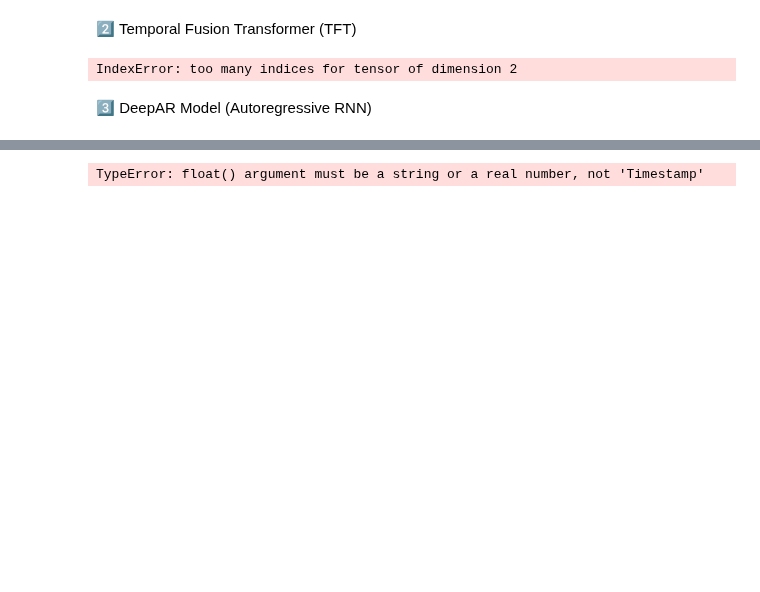
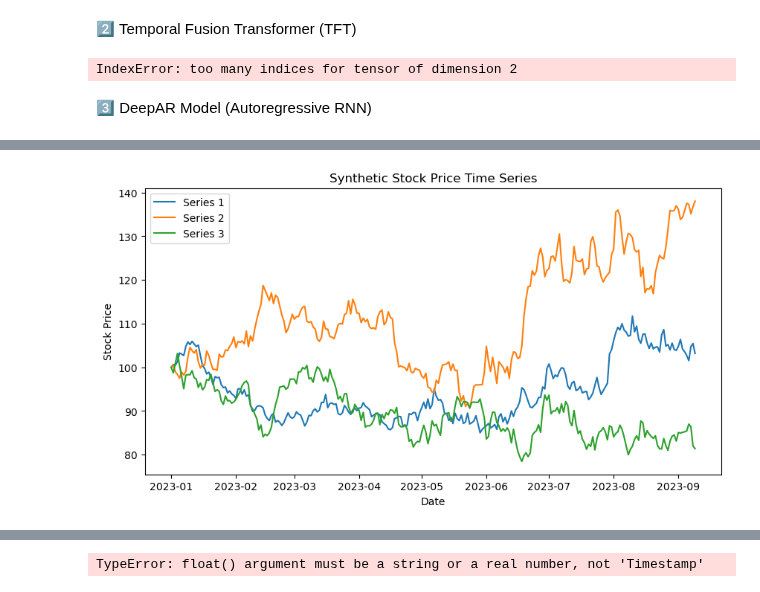
Before and after one commit to j85liu/bloomberg-time-series, a Jupyter notebook: test.ipynb, the cells around one changed output, grey strips where cells are left out. Cells and saved outputs as stored; diff of their text form; code cells hidden in the pictures; blank space fills up the shorter version.

Commit message:
improved ctts and deepar

```diff
--- a/test.ipynb
+++ b/test.ipynb
@@ -264,0 +263,97 @@ IndexError: too many indices for tensor of dimension 2
+# %%
+import torch
+import torch.nn as nn
+import torch.optim as optim
+import pandas as pd
+import numpy as np
+import matplotlib.pyplot as plt
+from models.deepar import DeepAR  # Import your DeepAR model
+
+# Set device
+DEVICE = torch.device("cuda" if torch.cuda.is_available() else "cpu")
+
+# 📌 Load Synthetic Data (3 CSVs)
+data_paths = ["data/synthetic_series_1.csv", "data/synthetic_series_2.csv", "data/synthetic_series_3.csv"]
+datasets = [pd.read_csv(file, parse_dates=["Date"]) for file in data_paths]
+
+# 📌 Visualize the loaded data
+plt.figure(figsize=(10, 5))
+for i, df in enumerate(datasets):
+    plt.plot(df["Date"], df["Price"], label=f"Series {i+1}")
+plt.xlabel("Date")
+plt.ylabel("Stock Price")
+plt.title("Synthetic Stock Price Time Series")
+plt.legend()
+plt.show()
+
+# 📌 Data Preparation (Convert to Sequences)
+def create_sequences(prices, seq_length=30):
+    X, Y = [], []
+    for i in range(len(prices) - seq_length):
+        X.append(prices[i : i + seq_length])
+        Y.append(prices[i + seq_length])
+    return np.array(X), np.array(Y)
+
+# Select **1st synthetic series** for training
+selected_series = datasets[0]["Price"].values
+
+# Generate sequences
+seq_length = 30
+X_train, Y_train = create_sequences(selected_series, seq_length)
+
+# Convert to PyTorch tensors
+X_train = torch.tensor(X_train, dtype=torch.float32).unsqueeze(-1)  # (batch, seq_len, input_size)
+Y_train = torch.tensor(Y_train, dtype=torch.float32).unsqueeze(-1)  # (batch, 1)
+
+# 📌 Initialize DeepAR Model
+input_size = 1  # Single feature (price)
+hidden_units = 64
+model = DeepAR(input_size=input_size, hidden_units=hidden_units).to(DEVICE)
+
+# 📌 Loss Function & Optimizer
+criterion = nn.MSELoss()
+optimizer = optim.Adam(model.parameters(), lr=0.001)
+
+# 📌 Training Loop
+epochs = 50
+losses = []
+
+for epoch in range(epochs):
+    model.train()
+    optimizer.zero_grad()
+
+    preds = model(X_train.to(DEVICE))
+    loss = criterion(preds.squeeze(), Y_train.to(DEVICE))
+
+    loss.backward()
+    optimizer.step()
+    losses.append(loss.item())
+
+    if epoch % 10 == 0:
+        print(f"Epoch {epoch}/{epochs} - Loss: {loss.item():.4f}")
+
+# 📌 Plot Training Loss
+plt.figure(figsize=(8, 4))
+plt.plot(losses, label="Loss", color="blue")
+plt.xlabel("Epochs")
+plt.ylabel("MSE Loss")
+plt.title("DeepAR Training Loss")
+plt.legend()
+plt.show()
+
+# 📌 Test Predictions
+model.eval()
+with torch.no_grad():
+    test_preds = model(X_train.to(DEVICE)).cpu().numpy()
+
+# 📌 Plot Actual vs. Predicted
+plt.figure(figsize=(10, 5))
+plt.plot(Y_train.numpy(), label="Actual Price", linestyle="dashed", color="black")
+plt.plot(test_preds[:, -1, 0], label="Predicted Price", color="red", alpha=0.7)
+plt.xlabel("Time Steps")
+plt.ylabel("Stock Price")
+plt.title("DeepAR Predictions on Synthetic Data")
+plt.legend()
+plt.show()
+# %% [output]
+[figure, added]
```
Also changed, not shown: parts of 5 cells of this notebook, 2 other files.
